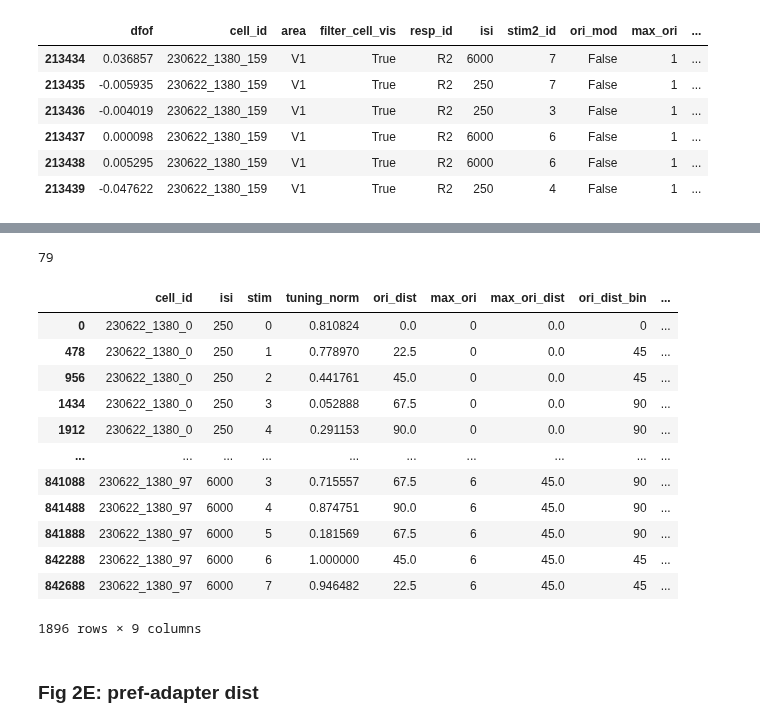
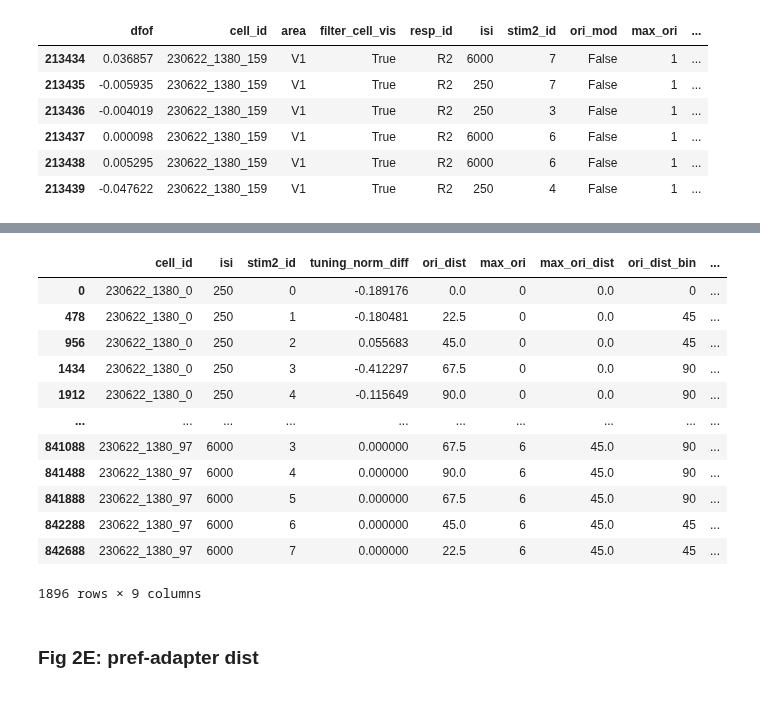
Before and after one commit to lanluo9/inter, a Jupyter notebook: scripts/ipynb/tuning_bias_multisess.ipynb, the cells around one changed output, grey strips where cells are left out. Saved outputs shown, nothing was run; the diff lists cells and outputs as text; code cells hidden in the pictures.

```diff
--- a/scripts/ipynb/tuning_bias_multisess.ipynb
+++ b/scripts/ipynb/tuning_bias_multisess.ipynb
@@ -764,33 +757,48 @@ df_tuning_norm
-# %%
-df_tuning_norm.cell_id.nunique() # how many cells
-# %% [output]
-79
-# %%
-## map with dict
-ori_dist_bin = {0:0,
-                22.5:45,
-                45:45,
-                67.5:90,
-                90:90,}
-
-df_tuning_norm['ori_dist_bin'] = df_tuning_norm.ori_dist.map(ori_dist_bin)
-df_tuning_norm['max_ori_dist_bin'] = df_tuning_norm.max_ori_dist.map(ori_dist_bin)
-
-df_tuning_norm
-# %% [output]
-|  | cell_id | isi | stim | tuning_norm | ori_dist | max_ori | max_ori_dist | ori_dist_bin | ... |
-| 0 | 230622_1380_0 | 250 | 0 | 0.810824 | 0.0 | 0 | 0.0 | 0 | ... |
-| 478 | 230622_1380_0 | 250 | 1 | 0.778970 | 22.5 | 0 | 0.0 | 45 | ... |
-| 956 | 230622_1380_0 | 250 | 2 | 0.441761 | 45.0 | 0 | 0.0 | 45 | ... |
-| 1434 | 230622_1380_0 | 250 | 3 | 0.052888 | 67.5 | 0 | 0.0 | 90 | ... |
-| 1912 | 230622_1380_0 | 250 | 4 | 0.291153 | 90.0 | 0 | 0.0 | 90 | ... |
-| ... | ... | ... | ... | ... | ... | ... | ... | ... | ... |
-| 841088 | 230622_1380_97 | 6000 | 3 | 0.715557 | 67.5 | 6 | 45.0 | 90 | ... |
-| 841488 | 230622_1380_97 | 6000 | 4 | 0.874751 | 90.0 | 6 | 45.0 | 90 | ... |
-| 841888 | 230622_1380_97 | 6000 | 5 | 0.181569 | 67.5 | 6 | 45.0 | 90 | ... |
-| 842288 | 230622_1380_97 | 6000 | 6 | 1.000000 | 45.0 | 6 | 45.0 | 45 | ... |
-| 842688 | 230622_1380_97 | 6000 | 7 | 0.946482 | 22.5 | 6 | 45.0 | 45 | ... |
-1896 rows × 9 columns
+# %%
+## df for pref-adapter dist plot
+df_tuning_norm_diff = (df_filter.groupby(['cell_id', 'isi'])
+                  .tuning_norm_diff.first().to_frame() # each cell and isi -> take first row
+                  .tuning_norm_diff.apply(pd.Series)
+                  .rename(columns={i: 'stim2_id' + str(i) for i in range(8)}).reset_index() # rename columns by adding 'stim' to each column
+                  .melt(id_vars=['cell_id', 'isi'], var_name='stim2_id', value_name='tuning_norm_diff') # pivot table so stim is row
+                  )
+
+df_tuning_norm_diff['stim2_id'] = df_tuning_norm_diff.stim2_id.apply(lambda x: x[-1]).astype(int) # for stim col, take only the last char
+df_tuning_norm_diff['ori_dist'] = df_tuning_norm_diff.stim2_id.apply(lambda x: 22.5*(8-x) if x > 4 else 22.5*x) # stim2 distance from 0 deg, hard coded for 8 ori. TODO: modify if needed. here, we dont align by max ori of cells (to group cells), instead we plot all cells
+
+## inherit max_ori from df_lineplot
+df_tuning_norm_diff = (df_tuning_norm_diff
+                  .merge(df_filter[['cell_id', 'isi', 'max_ori', 'max_ori_dist']], on=['cell_id', 'isi'], how='inner')
+                  .drop_duplicates() # TODO: why are there duplicates?
+                  )
+df_tuning_norm_diff # NOTE: stim2_id and max_ori = index 0-7, while ori_dist and max_ori_dist unit = deg
+
+## map with dict
+ori_dist_bin = {0:0,
+                22.5:45,
+                45:45,
+                67.5:90,
+                90:90,}
+
+df_tuning_norm_diff['ori_dist_bin'] = df_tuning_norm_diff.ori_dist.map(ori_dist_bin)
+df_tuning_norm_diff['max_ori_dist_bin'] = df_tuning_norm_diff.max_ori_dist.map(ori_dist_bin)
+df_tuning_norm_diff.cell_id.nunique() # how many cells
+
+df_tuning_norm_diff
+# %% [output]
+|  | cell_id | isi | stim2_id | tuning_norm_diff | ori_dist | max_ori | max_ori_dist | ori_dist_bin | ... |
+| 0 | 230622_1380_0 | 250 | 0 | -0.189176 | 0.0 | 0 | 0.0 | 0 | ... |
+| 478 | 230622_1380_0 | 250 | 1 | -0.180481 | 22.5 | 0 | 0.0 | 45 | ... |
+| 956 | 230622_1380_0 | 250 | 2 | 0.055683 | 45.0 | 0 | 0.0 | 45 | ... |
+| 1434 | 230622_1380_0 | 250 | 3 | -0.412297 | 67.5 | 0 | 0.0 | 90 | ... |
+| 1912 | 230622_1380_0 | 250 | 4 | -0.115649 | 90.0 | 0 | 0.0 | 90 | ... |
+| ... | ... | ... | ... | ... | ... | ... | ... | ... | ... |
+| 841088 | 230622_1380_97 | 6000 | 3 | 0.000000 | 67.5 | 6 | 45.0 | 90 | ... |
+| 841488 | 230622_1380_97 | 6000 | 4 | 0.000000 | 90.0 | 6 | 45.0 | 90 | ... |
+| 841888 | 230622_1380_97 | 6000 | 5 | 0.000000 | 67.5 | 6 | 45.0 | 90 | ... |
+| 842288 | 230622_1380_97 | 6000 | 6 | 0.000000 | 45.0 | 6 | 45.0 | 45 | ... |
+| 842688 | 230622_1380_97 | 6000 | 7 | 0.000000 | 22.5 | 6 | 45.0 | 45 | ... |
+1896 rows × 9 columns
 # %% [markdown]
 ### Fig 2E: pref-adapter dist
 # %%
```
Also changed, not shown: parts of 5 cells of this notebook, 1 other file.
